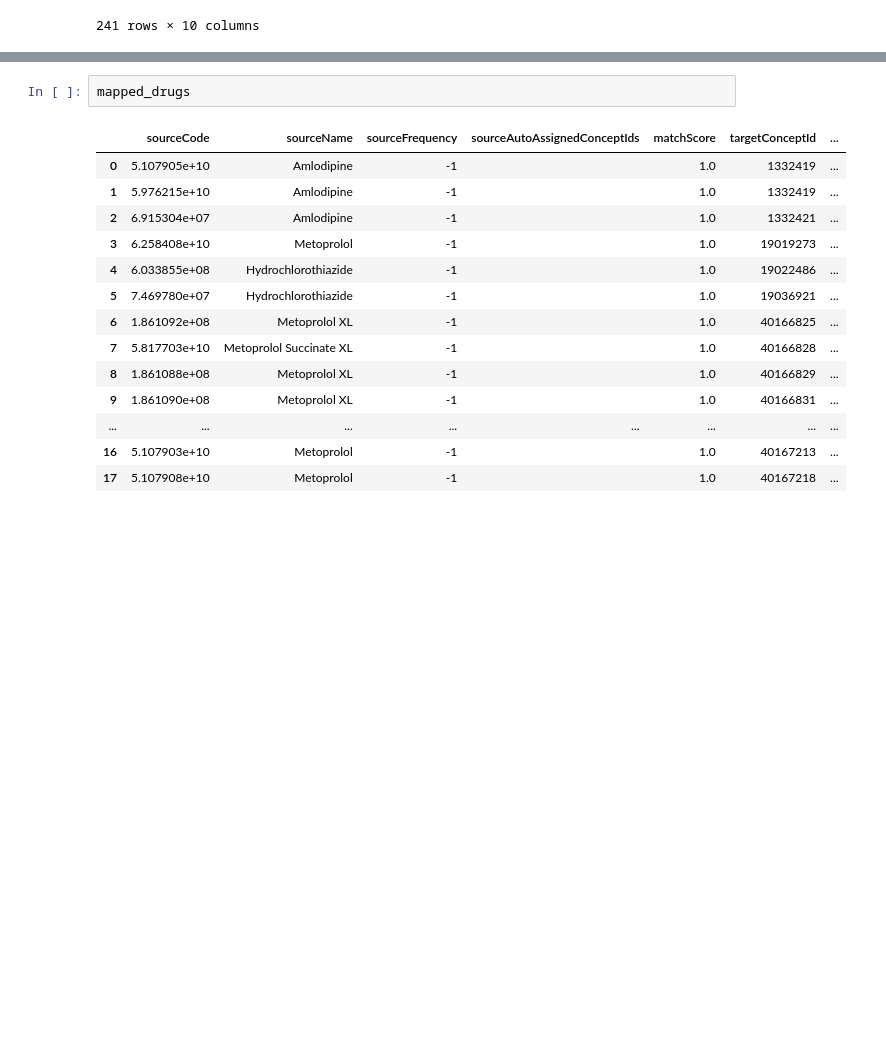
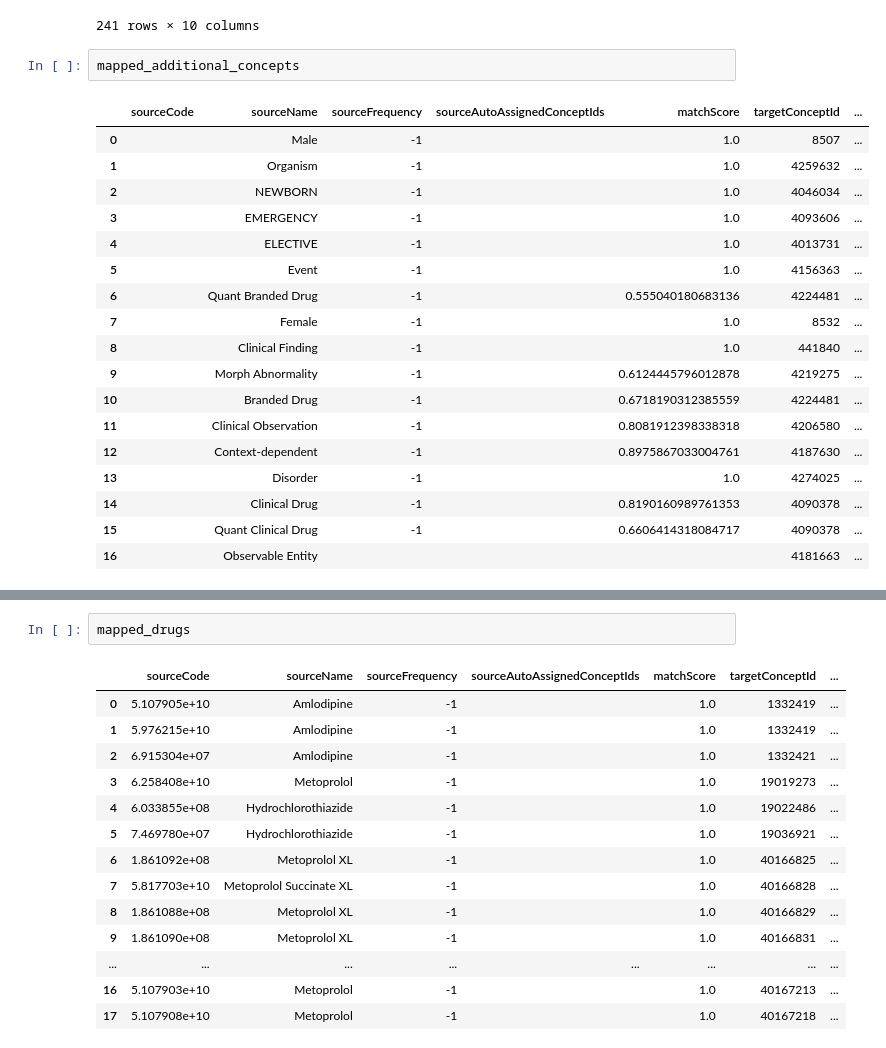
Before and after one commit to Mehd212/MIMICETL, a Jupyter notebook: main.ipynb, the cells around one changed output, grey strips where cells are left out. Saved outputs shown, nothing was run; the diff lists cells and outputs as text; blank space fills up the shorter version.

```diff
--- a/main.ipynb
+++ b/main.ipynb
@@ -434,3 +436,24 @@ diagnostic_concept
 | 243 | 40479583 | Iatrogenic pneumothorax | 441536000 | SNOMED | Disorder | S | Condition | ... |
 | 244 | 201441 | Traumatic hemothorax without open... | 44599007 | SNOMED | Disorder | S | Condition | ... |
 241 rows × 10 columns
+# %%
+mapped_additional_concepts
+# %% [output]
+|  | sourceCode | sourceName | sourceFrequency | sourceAutoAssignedConceptIds | matchScore | targetConceptId | ... |
+| 0 |  | Male | -1 |  | 1.0 | 8507 | ... |
+| 1 |  | Organism | -1 |  | 1.0 | 4259632 | ... |
+| 2 |  | NEWBORN | -1 |  | 1.0 | 4046034 | ... |
+| 3 |  | EMERGENCY | -1 |  | 1.0 | 4093606 | ... |
+| 4 |  | ELECTIVE | -1 |  | 1.0 | 4013731 | ... |
+| 5 |  | Event | -1 |  | 1.0 | 4156363 | ... |
+| 6 |  | Quant Branded Drug | -1 |  | 0.555040180683136 | 4224481 | ... |
+| 7 |  | Female | -1 |  | 1.0 | 8532 | ... |
+| 8 |  | Clinical Finding | -1 |  | 1.0 | 441840 | ... |
+| 9 |  | Morph Abnormality | -1 |  | 0.6124445796012878 | 4219275 | ... |
+| 10 |  | Branded Drug | -1 |  | 0.6718190312385559 | 4224481 | ... |
+| 11 |  | Clinical Observation | -1 |  | 0.8081912398338318 | 4206580 | ... |
+| 12 |  | Context-dependent | -1 |  | 0.8975867033004761 | 4187630 | ... |
+| 13 |  | Disorder | -1 |  | 1.0 | 4274025 | ... |
+| 14 |  | Clinical Drug | -1 |  | 0.8190160989761353 | 4090378 | ... |
+| 15 |  | Quant Clinical Drug | -1 |  | 0.6606414318084717 | 4090378 | ... |
+| 16 |  | Observable Entity |  |  |  | 4181663 | ... |
```
Also changed, not shown: parts of 12 cells of this notebook, 1 other file.
